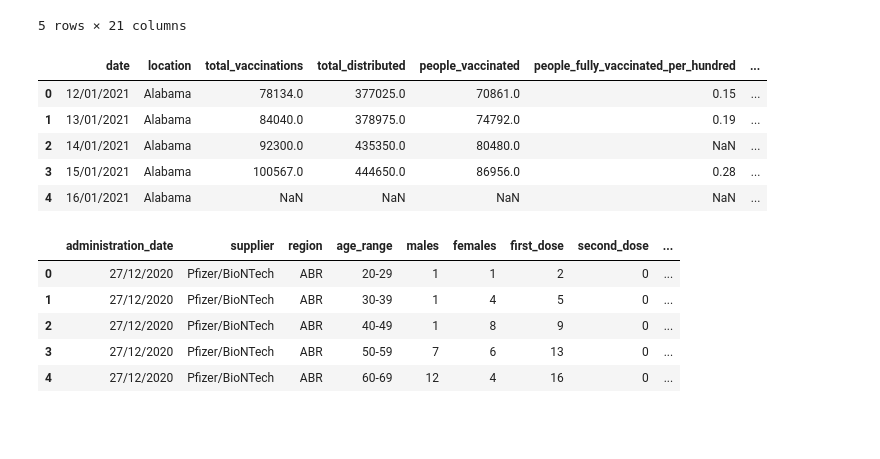
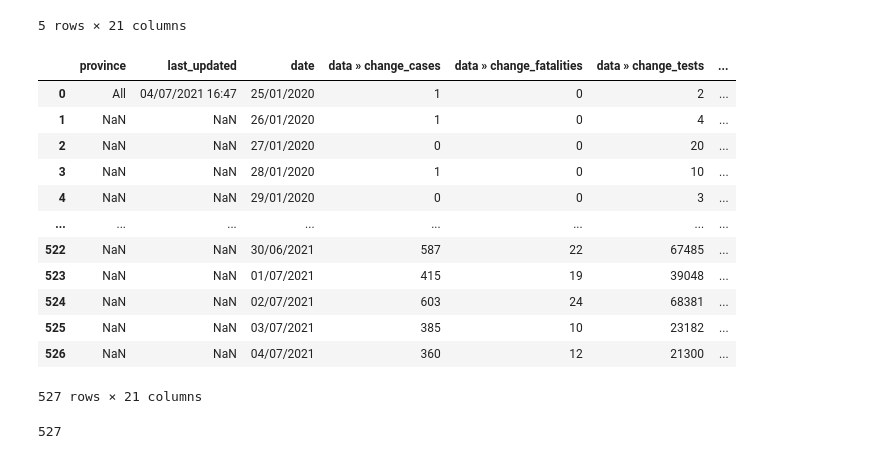
Before and after one commit to serdar-bayramov/Project-2-ETL, a Jupyter notebook: project.ipynb, the cells around one changed output. Saved outputs shown, nothing was run; the diff lists cells and outputs as text; code cells hidden in the pictures; blank space fills up the shorter version.

```diff
--- a/project.ipynb
+++ b/project.ipynb
@@ -13,25 +15,24 @@ canada_df.head()
 | 3 | NaN | NaN | 28/01/2020 | 1 | 0 | 10 | ... |
 | 4 | NaN | NaN | 29/01/2020 | 0 | 0 | 3 | ... |
 5 rows × 21 columns
-# %%
-csv_file = "USA.csv"
-usa_df = pd.read_csv(csv_file)
-usa_df.head()
-# %% [output]
-|  | date | location | total_vaccinations | total_distributed | people_vaccinated | people_fully_vaccinated_per_hundred | ... |
-| 0 | 12/01/2021 | Alabama | 78134.0 | 377025.0 | 70861.0 | 0.15 | ... |
-| 1 | 13/01/2021 | Alabama | 84040.0 | 378975.0 | 74792.0 | 0.19 | ... |
-| 2 | 14/01/2021 | Alabama | 92300.0 | 435350.0 | 80480.0 | NaN | ... |
-| 3 | 15/01/2021 | Alabama | 100567.0 | 444650.0 | 86956.0 | 0.28 | ... |
-| 4 | 16/01/2021 | Alabama | NaN | NaN | NaN | NaN | ... |
-# %%
-csv_file = "italy.csv"
-italy_df = pd.read_csv(csv_file)
-italy_df.head()
-# %% [output]
-|  | administration_date | supplier | region | age_range | males | females | first_dose | second_dose | ... |
-| 0 | 27/12/2020 | Pfizer/BioNTech | ABR | 20-29 | 1 | 1 | 2 | 0 | ... |
-| 1 | 27/12/2020 | Pfizer/BioNTech | ABR | 30-39 | 1 | 4 | 5 | 0 | ... |
-| 2 | 27/12/2020 | Pfizer/BioNTech | ABR | 40-49 | 1 | 8 | 9 | 0 | ... |
-| 3 | 27/12/2020 | Pfizer/BioNTech | ABR | 50-59 | 7 | 6 | 13 | 0 | ... |
-| 4 | 27/12/2020 | Pfizer/BioNTech | ABR | 60-69 | 12 | 4 | 16 | 0 | ... |
+# %%
+j  = canada_df.rename(columns = {' province':'province','data » date':'date', 'data » total_vaccinations':'total vaccinations', 'data » total_vaccinated': 'total vacinated' })
+j
+# %% [output]
+|  | province | last_updated | date | data » change_cases | data » change_fatalities | data » change_tests | ... |
+| 0 | All | 04/07/2021 16:47 | 25/01/2020 | 1 | 0 | 2 | ... |
+| 1 | NaN | NaN | 26/01/2020 | 1 | 0 | 4 | ... |
+| 2 | NaN | NaN | 27/01/2020 | 0 | 0 | 20 | ... |
+| 3 | NaN | NaN | 28/01/2020 | 1 | 0 | 10 | ... |
+| 4 | NaN | NaN | 29/01/2020 | 0 | 0 | 3 | ... |
+| ... | ... | ... | ... | ... | ... | ... | ... |
+| 522 | NaN | NaN | 30/06/2021 | 587 | 22 | 67485 | ... |
+| 523 | NaN | NaN | 01/07/2021 | 415 | 19 | 39048 | ... |
+| 524 | NaN | NaN | 02/07/2021 | 603 | 24 | 68381 | ... |
+| 525 | NaN | NaN | 03/07/2021 | 385 | 10 | 23182 | ... |
+| 526 | NaN | NaN | 04/07/2021 | 360 | 12 | 21300 | ... |
+527 rows × 21 columns
+# %%
+len(canada_df)
+# %% [output]
+527
```
Also changed, not shown: parts of 18 cells of this notebook, 2 other files.
